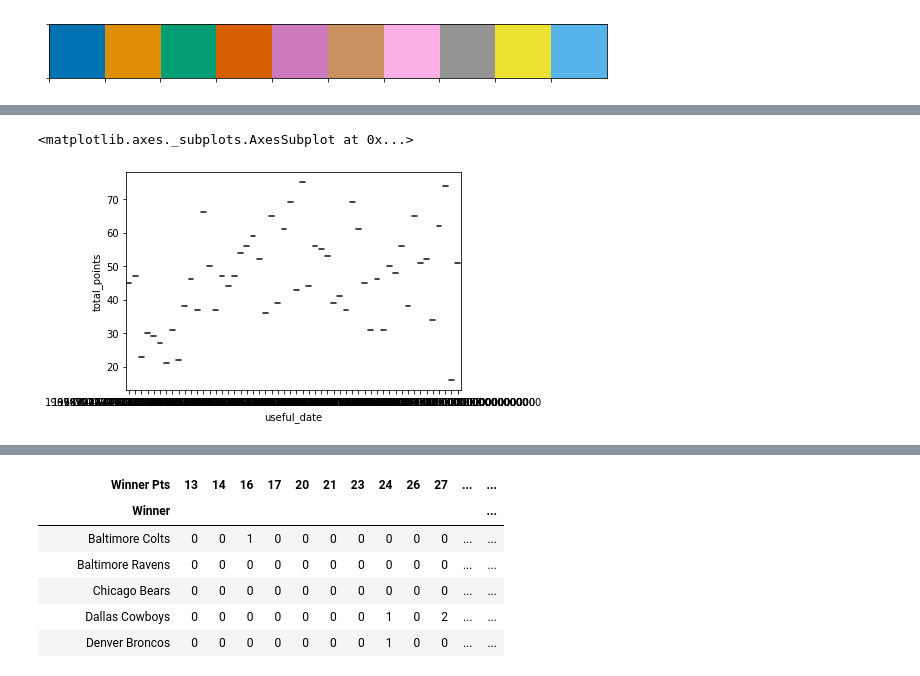
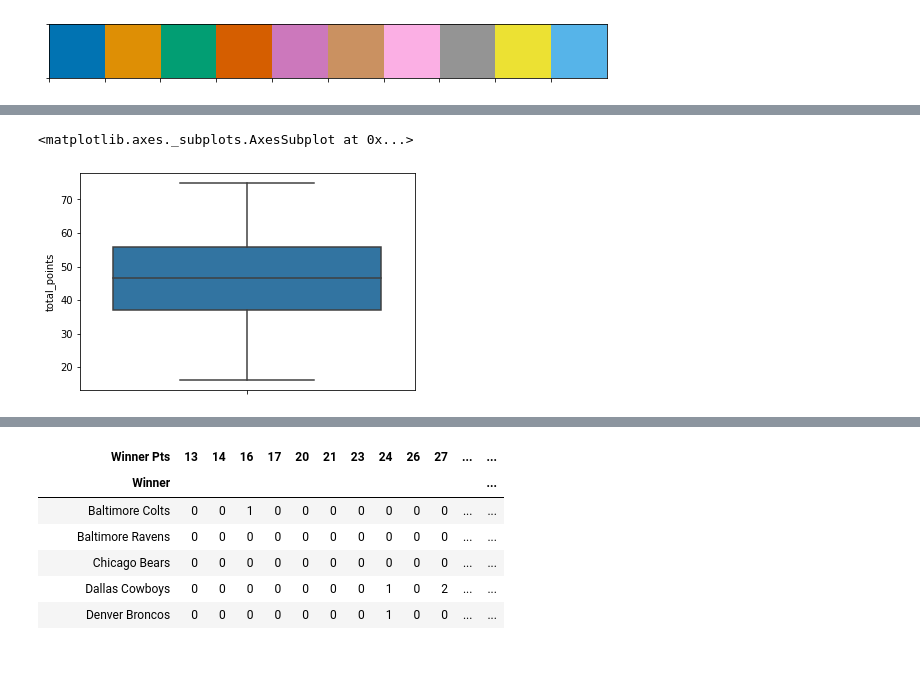
Before and after one commit to aleclhartman/python-exercises, a Jupyter notebook: superbowl_data.ipynb, the cells around one changed output, grey strips where cells are left out. Cells and saved outputs as stored; diff of their text form; code cells hidden in the pictures.

```diff
--- a/superbowl_data.ipynb
+++ b/superbowl_data.ipynb
@@ -75,7 +67,7 @@ plt.show()
 # %%
-sns.boxplot(x="useful_date", y="total_points", data=superbowl)
+sns.boxplot(y="total_points", data=superbowl)
 # %% [output]
 <matplotlib.axes._subplots.AxesSubplot at 0x...>
-[figure, old version]
+[figure, new version]
 # %%
 sns.pairplot(superbowl)
```
Also changed, not shown: parts of 9 cells of this notebook, 2 other files.
